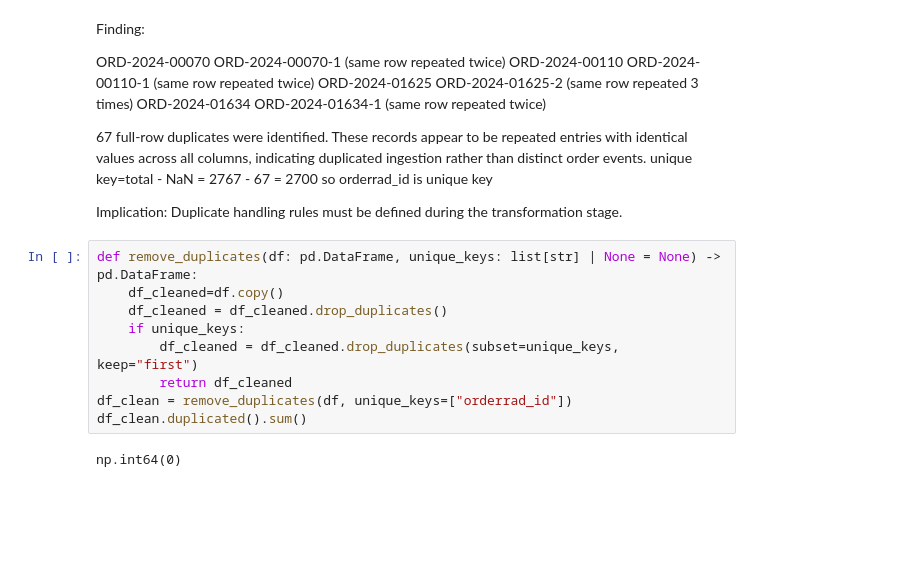
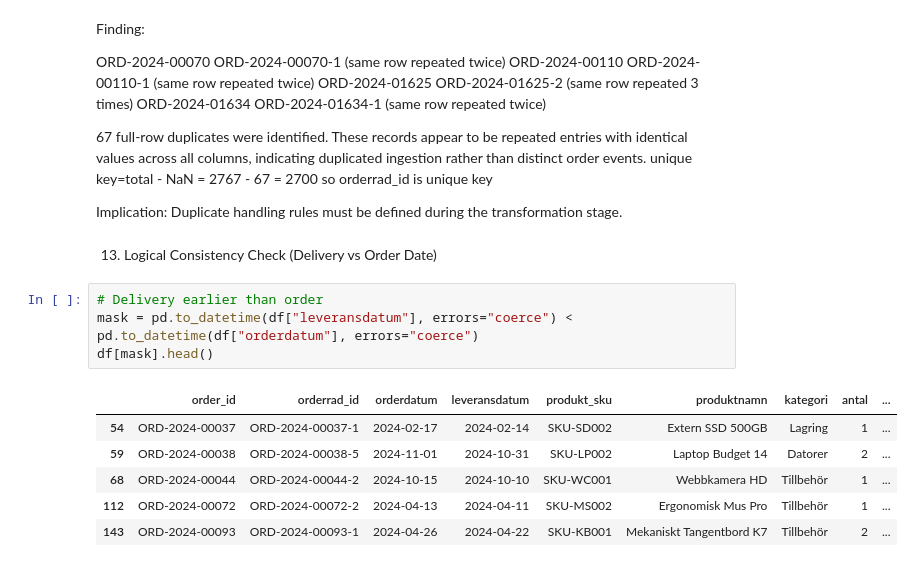
Before and after one commit to zinahalqeji/nordtech_etl_project, a Jupyter notebook: notebooks/01_eda.ipynb, the cells around one changed output. Saved outputs shown, nothing was run; the diff lists cells and outputs as text; blank space fills up the shorter version.

Commit message:
done with fix_reversed_dates_EDA

```diff
--- a/notebooks/01_eda.ipynb
+++ b/notebooks/01_eda.ipynb
@@ -359,14 +359,16 @@ unique key=total - NaN = 2767 - 67 = 2700 so orderrad_id is unique key
 
 Implication:
 Duplicate handling rules must be defined during the transformation stage.
-# %%
-def remove_duplicates(df: pd.DataFrame, unique_keys: list[str] | None = None) -> pd.DataFrame:
-    df_cleaned=df.copy()
-    df_cleaned = df_cleaned.drop_duplicates()
-    if unique_keys:
-        df_cleaned = df_cleaned.drop_duplicates(subset=unique_keys, keep="first")
-        return df_cleaned
-df_clean = remove_duplicates(df, unique_keys=["orderrad_id"])
-df_clean.duplicated().sum()
-# %% [output]
-np.int64(0)
+# %% [markdown]
+13. Logical Consistency Check (Delivery vs Order Date)
+# %%
+# Delivery earlier than order
+mask = pd.to_datetime(df["leveransdatum"], errors="coerce") < pd.to_datetime(df["orderdatum"], errors="coerce")
+df[mask].head()
+# %% [output]
+|  | order_id | orderrad_id | orderdatum | leveransdatum | produkt_sku | produktnamn | kategori | antal | ... |
+| 54 | ORD-2024-00037 | ORD-2024-00037-1 | 2024-02-17 | 2024-02-14 | SKU-SD002 | Extern SSD 500GB | Lagring | 1 | ... |
+| 59 | ORD-2024-00038 | ORD-2024-00038-5 | 2024-11-01 | 2024-10-31 | SKU-LP002 | Laptop Budget 14 | Datorer | 2 | ... |
+| 68 | ORD-2024-00044 | ORD-2024-00044-2 | 2024-10-15 | 2024-10-10 | SKU-WC001 | Webbkamera HD | Tillbehör | 1 | ... |
+| 112 | ORD-2024-00072 | ORD-2024-00072-2 | 2024-04-13 | 2024-04-11 | SKU-MS002 | Ergonomisk Mus Pro | Tillbehör | 1 | ... |
+| 143 | ORD-2024-00093 | ORD-2024-00093-1 | 2024-04-26 | 2024-04-22 | SKU-KB001 | Mekaniskt Tangentbord K7 | Tillbehör | 2 | ... |
```
Also changed, not shown: parts of 2 cells of this notebook, 1 other file.
